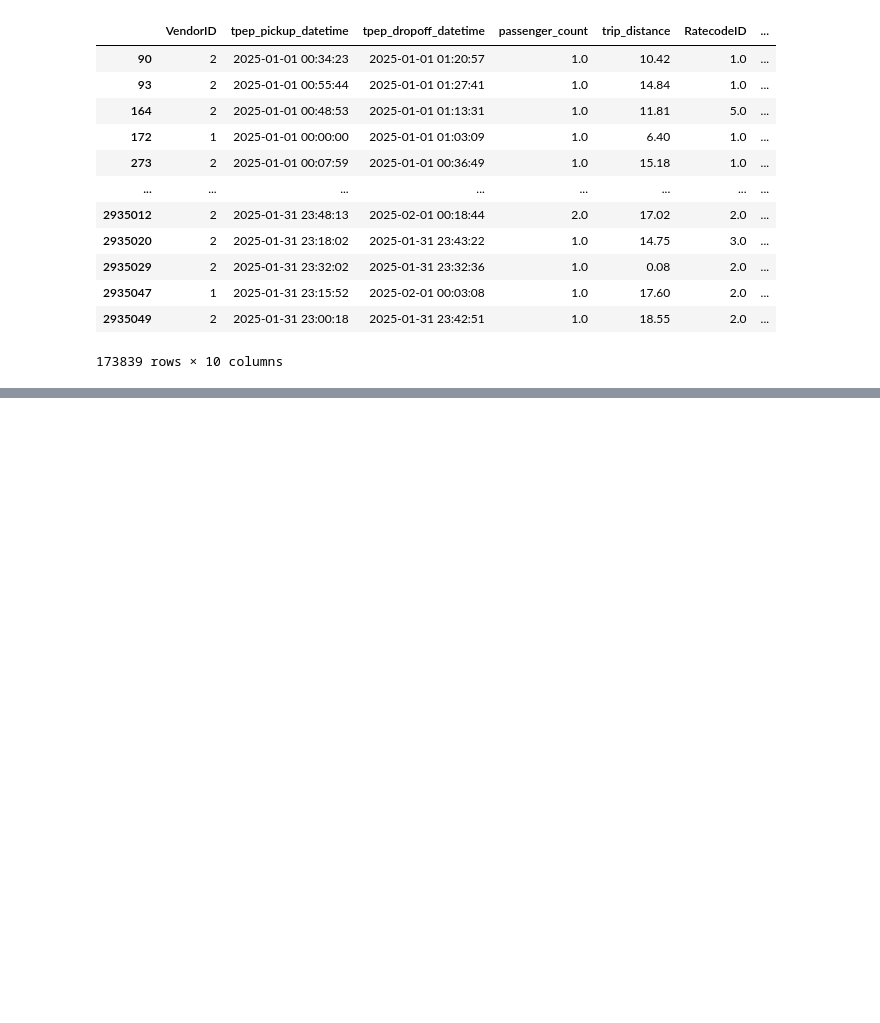
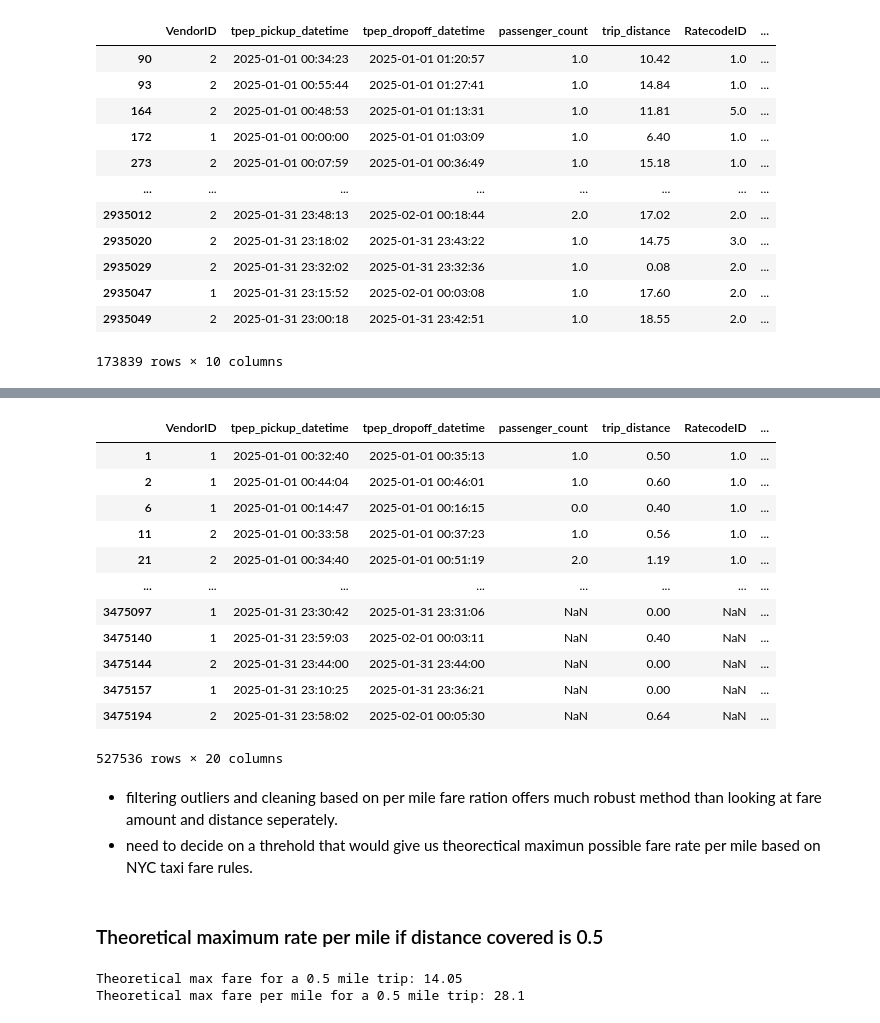
Before and after one commit to anubhavsingh1729/aidqds, a Jupyter notebook: analysis_notebook.ipynb, the cells around one changed output, grey strips where cells are left out. Saved outputs shown, nothing was run; the diff lists cells and outputs as text; code cells hidden in the pictures; blank space fills up the shorter version.

```diff
--- a/analysis_notebook.ipynb
+++ b/analysis_notebook.ipynb
@@ -215,0 +293,57 @@ large
+# %%
+dt[(dt['total_amount']/(dt['trip_distance']+np.finfo(float).eps))>20]
+# %% [output]
+|  | VendorID | tpep_pickup_datetime | tpep_dropoff_datetime | passenger_count | trip_distance | RatecodeID | ... |
+| 1 | 1 | 2025-01-01 00:32:40 | 2025-01-01 00:35:13 | 1.0 | 0.50 | 1.0 | ... |
+| 2 | 1 | 2025-01-01 00:44:04 | 2025-01-01 00:46:01 | 1.0 | 0.60 | 1.0 | ... |
+| 6 | 1 | 2025-01-01 00:14:47 | 2025-01-01 00:16:15 | 0.0 | 0.40 | 1.0 | ... |
+| 11 | 2 | 2025-01-01 00:33:58 | 2025-01-01 00:37:23 | 1.0 | 0.56 | 1.0 | ... |
+| 21 | 2 | 2025-01-01 00:34:40 | 2025-01-01 00:51:19 | 2.0 | 1.19 | 1.0 | ... |
+| ... | ... | ... | ... | ... | ... | ... | ... |
+| 3475097 | 1 | 2025-01-31 23:30:42 | 2025-01-31 23:31:06 | NaN | 0.00 | NaN | ... |
+| 3475140 | 1 | 2025-01-31 23:59:03 | 2025-02-01 00:03:11 | NaN | 0.40 | NaN | ... |
+| 3475144 | 2 | 2025-01-31 23:44:00 | 2025-01-31 23:44:00 | NaN | 0.00 | NaN | ... |
+| 3475157 | 1 | 2025-01-31 23:10:25 | 2025-01-31 23:36:21 | NaN | 0.00 | NaN | ... |
+| 3475194 | 2 | 2025-01-31 23:58:02 | 2025-02-01 00:05:30 | NaN | 0.64 | NaN | ... |
+527536 rows × 20 columns
+# %% [markdown]
+* filtering outliers and cleaning based on per mile fare ration offers much robust method than looking at fare amount and distance seperately.
+* need to decide on a threhold that would give us theorectical maximun possible fare rate per mile based on NYC taxi fare rules.
+# %% [markdown]
+### Theoretical maximum rate per mile if distance covered is 0.5
+# %%
+BASE_FARE        = 3.00   # fixed at meter start
+RATE_PER_MILE    = 3.50   # $0.70 per 1/5 mile = $3.50/mile moving
+TIME_RATE        = 0.70   # per 60 seconds stopped or slow traffic
+RUSH_SURCHARGE   = 2.50   # weekdays 4–8pm (excluding holidays)
+NIGHT_SURCHARGE  = 1.00   # 8pm–6am (updated rule)
+CONGESTION       = 2.50   # Manhattan south of 96th St for yellow taxi
+MTA_SURCHARGE    = 0.50
+IMPROVEMENT      = 1.00
+MTA_CONGESTION_TOLL = 0.75
+
+# Worst case: 0.5 mile trip, fully stopped 50% of the time
+# At city speeds (~10mph), 0.5 miles takes ~3 minutes
+# Half stopped = 1.5 min of time charges
+
+TIME_CHARGES = (90/60) * TIME_RATE # 3MIN=90 secs, per 60 sec charge
+
+DISTANCE = 0.5
+
+max_fare = (BASE_FARE
+            +(RATE_PER_MILE*DISTANCE)
+            +TIME_CHARGES
+            +RUSH_SURCHARGE
+            +NIGHT_SURCHARGE
+            +CONGESTION
+            +MTA_SURCHARGE
+            +IMPROVEMENT
+            +MTA_CONGESTION_TOLL)
+
+max_fare_per_mile = max_fare / DISTANCE
+
+print(f"Theoretical max fare for a 0.5 mile trip: {max_fare}")
+print(f"Theoretical max fare per mile for a 0.5 mile trip: {max_fare_per_mile}")
+# %% [output]
+Theoretical max fare for a 0.5 mile trip: 14.05
+Theoretical max fare per mile for a 0.5 mile trip: 28.1
```
Also changed, not shown: parts of 11 cells of this notebook.
